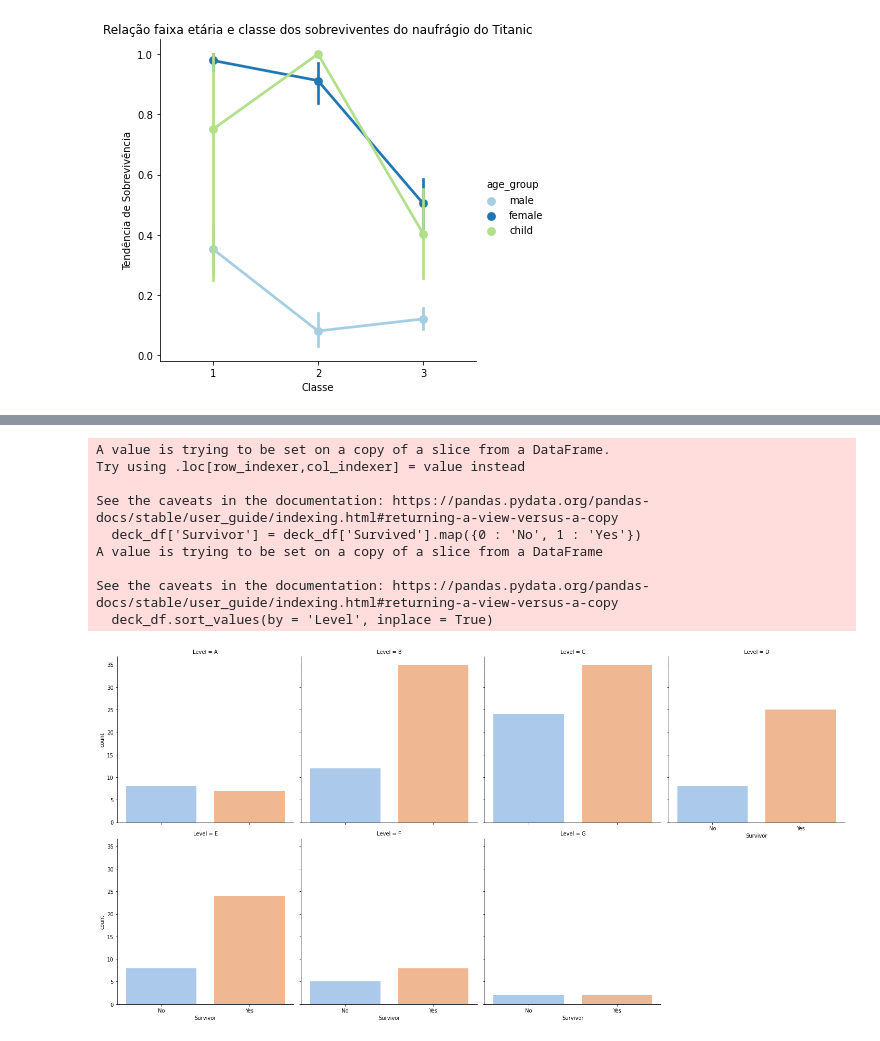
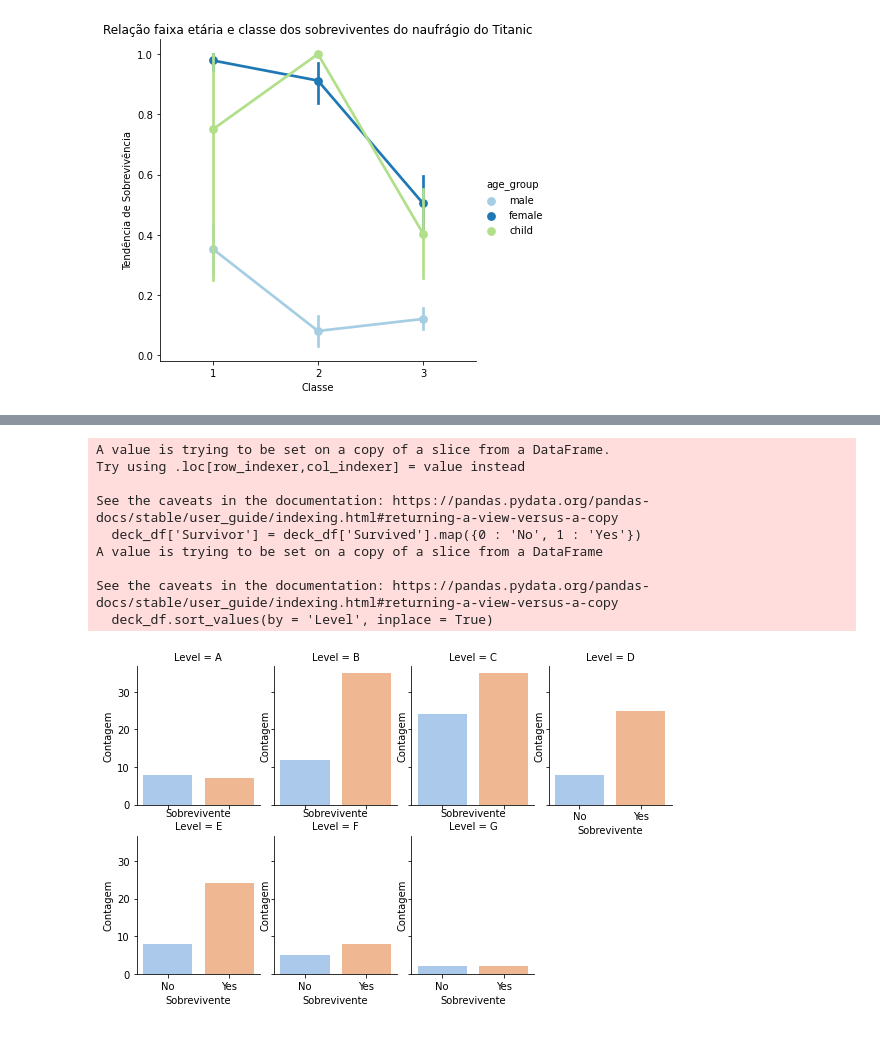
Before and after one commit to GuiArrP/01.-Python-projects, a Jupyter notebook: Jupyter Notebook/01. Data Analisys/pt - br/01 - Titanic/01. Titanic Project.ipynb, the cells around one changed output, grey strips where cells are left out. Cells and saved outputs as stored; diff of their text form; code cells hidden in the pictures.

```diff
--- a/Jupyter Notebook/01. Data Analisys/pt - br/01 - Titanic/01. Titanic Project.ipynb
+++ b/Jupyter Notebook/01. Data Analisys/pt - br/01 - Titanic/01. Titanic Project.ipynb
@@ -517,21 +521,25 @@ age_class.savefig('01. Titanic Images/17.Sobrevivência_idade_classe_passageiros
 # %%
 # Criando a coluna do sobreviventes no dataframe que contém as informações sobre o nível em que os passageiros se encontram
 
 deck_df['Survivor'] = deck_df['Survived'].map({0 : 'No', 1 : 'Yes'})
 
 deck_df.sort_values(by = 'Level', inplace = True)
 
 # Criando um gráfico para análise
 
-deck_survivor = sns.catplot(data = deck_df, x = 'Survivor', col = 'Level', col_wrap = 4, kind = 'count', palette = 'pastel')
+deck_survivor = sns.catplot(data = deck_df, x = 'Survivor', col = 'Level', col_wrap = 4, kind = 'count', palette = 'pastel',
+                            height=2.5, aspect=.8)
+deck_survivor.set(xlabel = 'Sobrevivente', ylabel = 'Contagem')
+
+deck_survivor.savefig('01. Titanic Images/18.Sobrevivência_deck_passageiros.png', transparent = True)
 # %% [output]
 A value is trying to be set on a copy of a slice from a DataFrame.
 Try using .loc[row_indexer,col_indexer] = value instead
 
 See the caveats in the documentation: https://pandas.pydata.org/pandas-docs/stable/user_guide/indexing.html#returning-a-view-versus-a-copy
   deck_df['Survivor'] = deck_df['Survived'].map({0 : 'No', 1 : 'Yes'})
 A value is trying to be set on a copy of a slice from a DataFrame
 
 See the caveats in the documentation: https://pandas.pydata.org/pandas-docs/stable/user_guide/indexing.html#returning-a-view-versus-a-copy
   deck_df.sort_values(by = 'Level', inplace = True)
-[figure, old version]
+[figure, new version]
```
Also changed, not shown: parts of 4 cells of this notebook.
